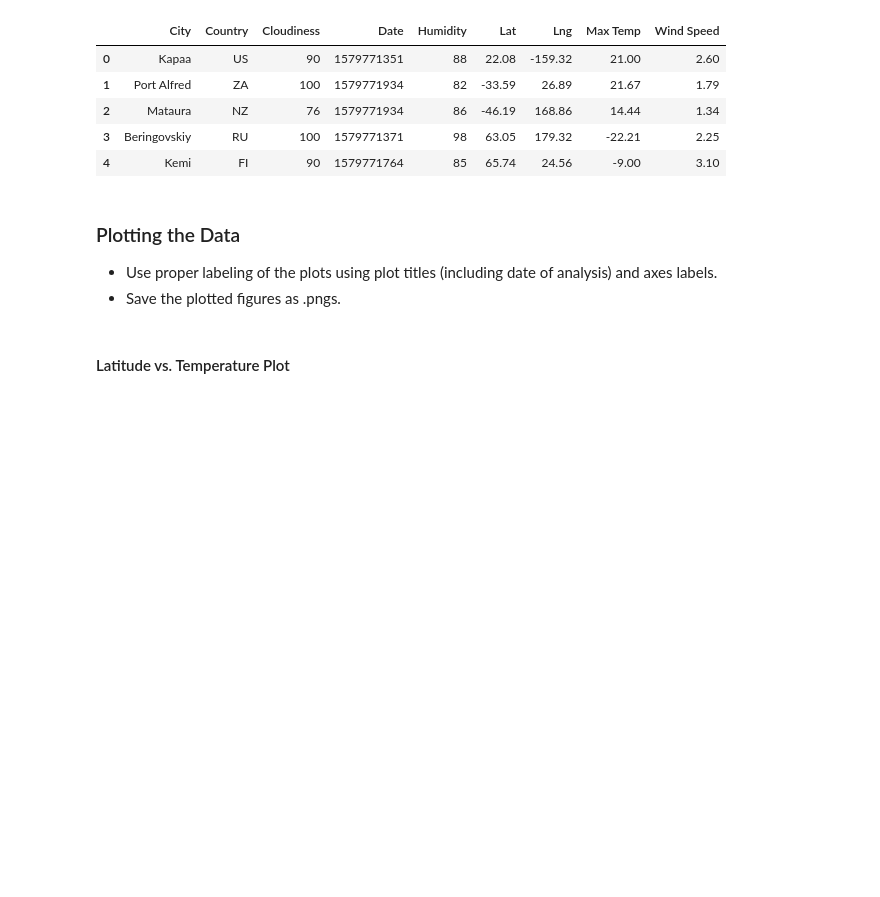
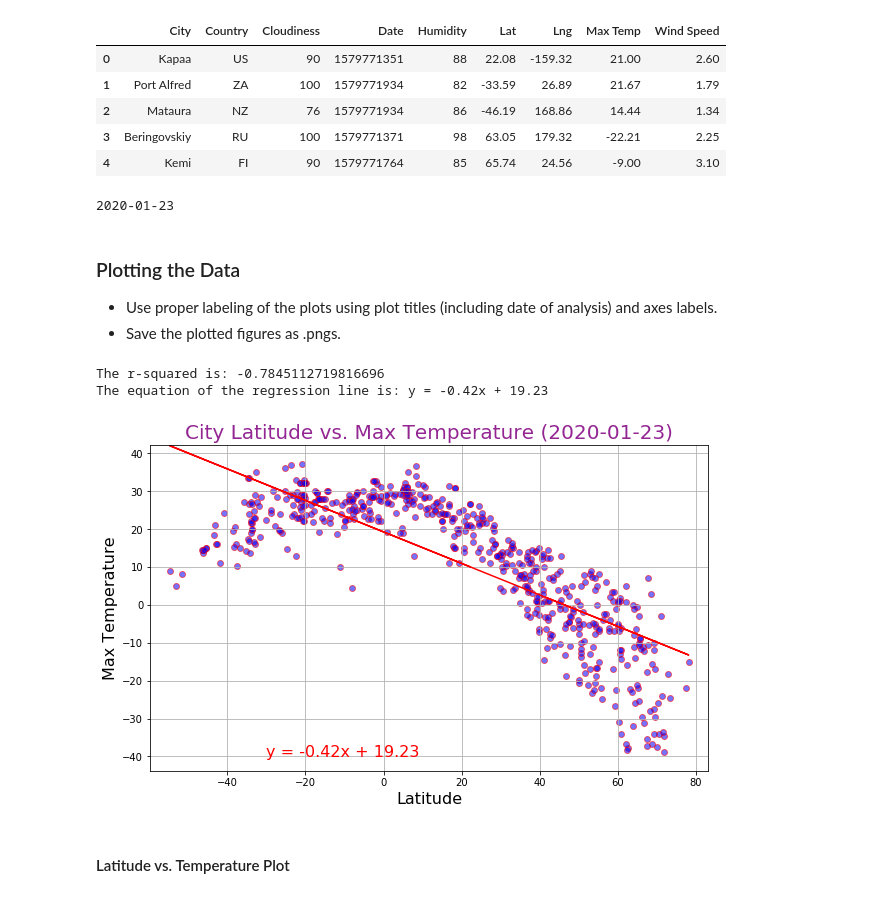
Before and after one commit to LinaSachuk/DU_HomeWork, a Jupyter notebook: python-api-challenge/PartI-WeatherPy/starter_code/WeatherPy.ipynb, the cells around one changed output. Cells and saved outputs as stored; diff of their text form; code cells hidden in the pictures; blank space fills up the shorter version.

Commit message:
added 2 first plots

```diff
--- a/python-api-challenge/PartI-WeatherPy/starter_code/WeatherPy.ipynb
+++ b/python-api-challenge/PartI-WeatherPy/starter_code/WeatherPy.ipynb
@@ -191,10 +191,57 @@ weather_data.head()
 | 2 | Mataura | NZ | 76 | 1579771934 | 86 | -46.19 | 168.86 | 14.44 | 1.34 |
 | 3 | Beringovskiy | RU | 100 | 1579771371 | 98 | 63.05 | 179.32 | -22.21 | 2.25 |
 | 4 | Kemi | FI | 90 | 1579771764 | 85 | 65.74 | 24.56 | -9.00 | 3.10 |
+# %%
+from datetime import date
+today = date.today()
+print(today)
+# %% [output]
+2020-01-23
 # %% [markdown]
 ### Plotting the Data
 * Use proper labeling of the plots using plot titles (including date of analysis) and axes labels.
 * Save the plotted figures as .pngs.
+# %%
+# Latitude vs. Temperature Plot
+# Add the linear regression equation and line to plot
+x_values = weather_data['Lat']
+y_values = weather_data['Max Temp']
+(slope, intercept, rvalue, pvalue, stderr) = linregress(x_values, y_values)
+regress_values = x_values * slope + intercept
+
+line_eq = f'y = {str(round(slope,2))}x + {str(round(intercept,2))}'
+
+plt.scatter(x_values,y_values, marker="o", facecolors="b", edgecolors="r", alpha=0.55)
+plt.plot(x_values,regress_values,"r-")
+plt.annotate(line_eq,(-30, -40),fontsize=16,color="red")
+
+# To change the size of your pie chart/figure
+fig = plt.gcf()
+fig.set_size_inches(10,6)
+
+# Creating a title, x label, and y label
+plt.title(f"City Latitude vs. Max Temperature ({today})", fontsize=20, color='purple', alpha=0.85)
+plt.xlabel('Latitude', fontsize=16)
+plt.ylabel('Max Temperature', fontsize=16)
+
+# Create x limits of our scatter plot
+plt.xlim(weather_data['Lat'].min()-5, weather_data['Lat'].max()+5)
+
+# Create y limits of our scatter plot
+plt.ylim(weather_data['Max Temp'].min() - 5, weather_data['Max Temp'].max()+5)
+
+print(f"The r-squared is: {rvalue}")
+print(f"The equation of the regression line is: {line_eq}")
+
+# Save the plotted figures as .pngs
+fig.savefig('Lat vs MaxTemp.png')
+
+plt.grid()
+plt.show()
+# %% [output]
+The r-squared is: -0.7845112719816696
+The equation of the regression line is: y = -0.42x + 19.23
+[figure, added]
 # %% [markdown]
 #### Latitude vs. Temperature Plot
 # %%
```
Also changed, not shown: parts of 1 cell of this notebook, 2 other files.
